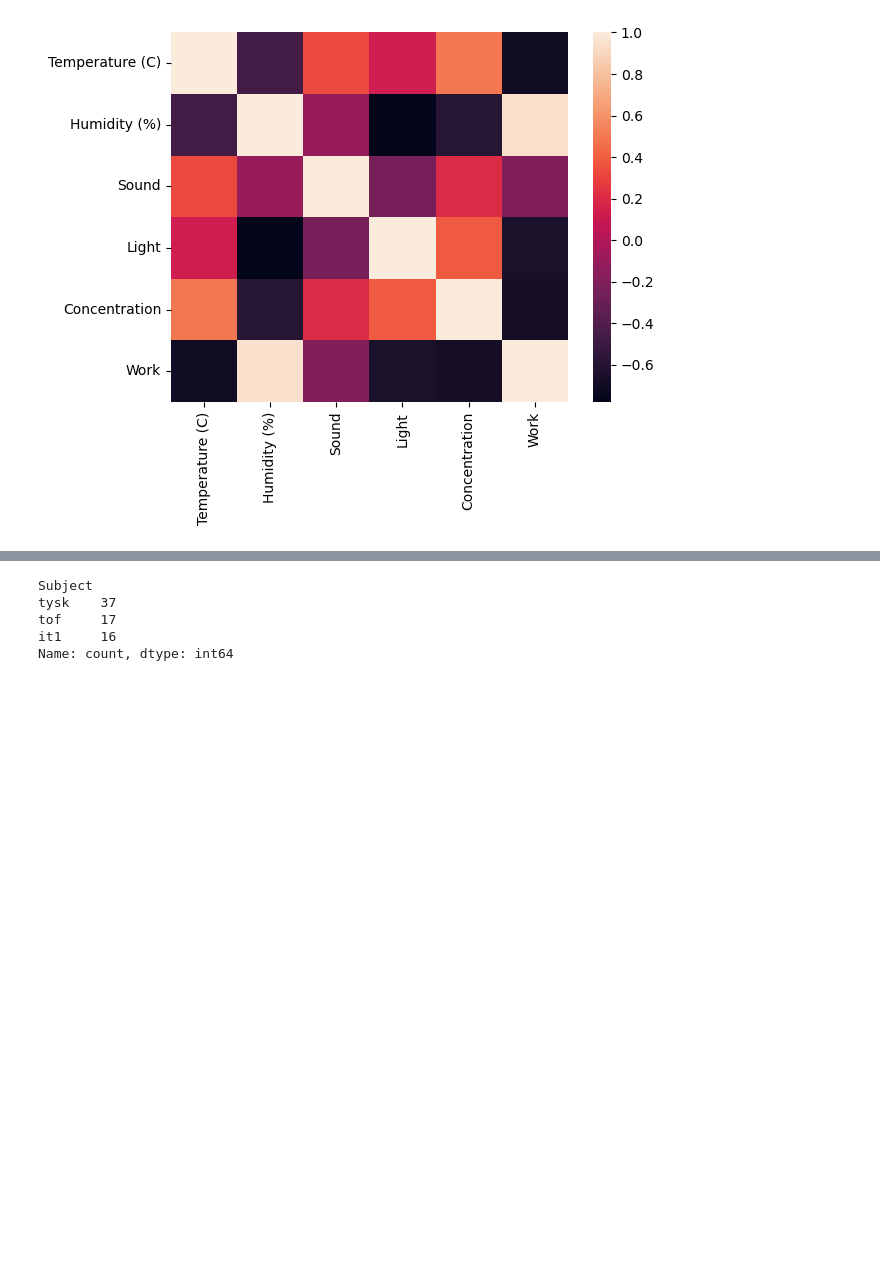
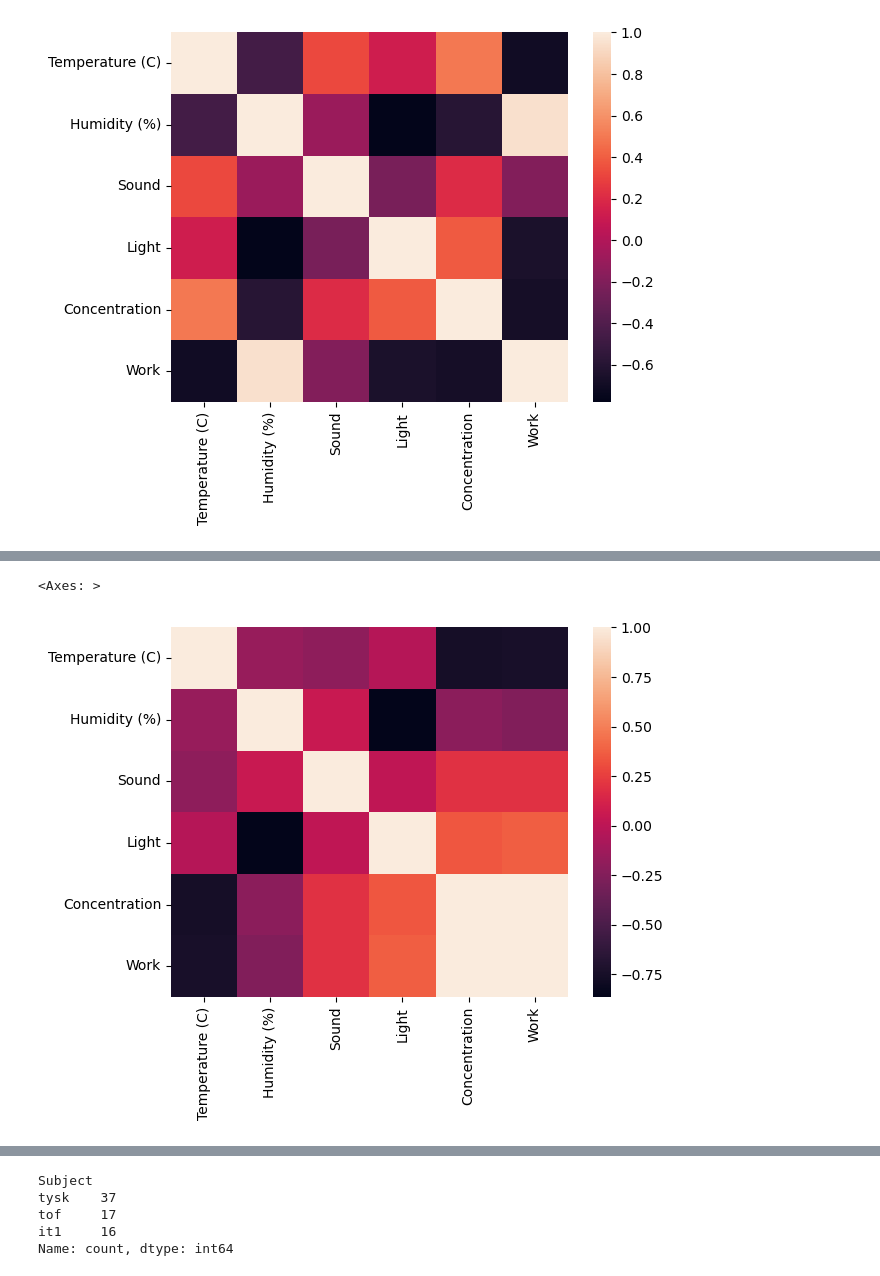
Before and after one commit to LilleAila/tof-prosjekt-26, a Jupyter notebook: data/analysis.ipynb, the cells around one changed output, grey strips where cells are left out. Saved outputs shown, nothing was run; the diff lists cells and outputs as text; code cells hidden in the pictures; blank space fills up the shorter version.

```diff
--- a/data/analysis.ipynb
+++ b/data/analysis.ipynb
@@ -106,0 +117,7 @@ sns.heatmap(corr)
+# %%
+#| label: tof-corr
+corr = df[df["Subject"] == "tof"].corr(numeric_only=True)
+sns.heatmap(corr)
+# %% [output]
+<Axes: >
+[figure, added]
```
Also changed, not shown: parts of 4 cells of this notebook, 2 other files.
